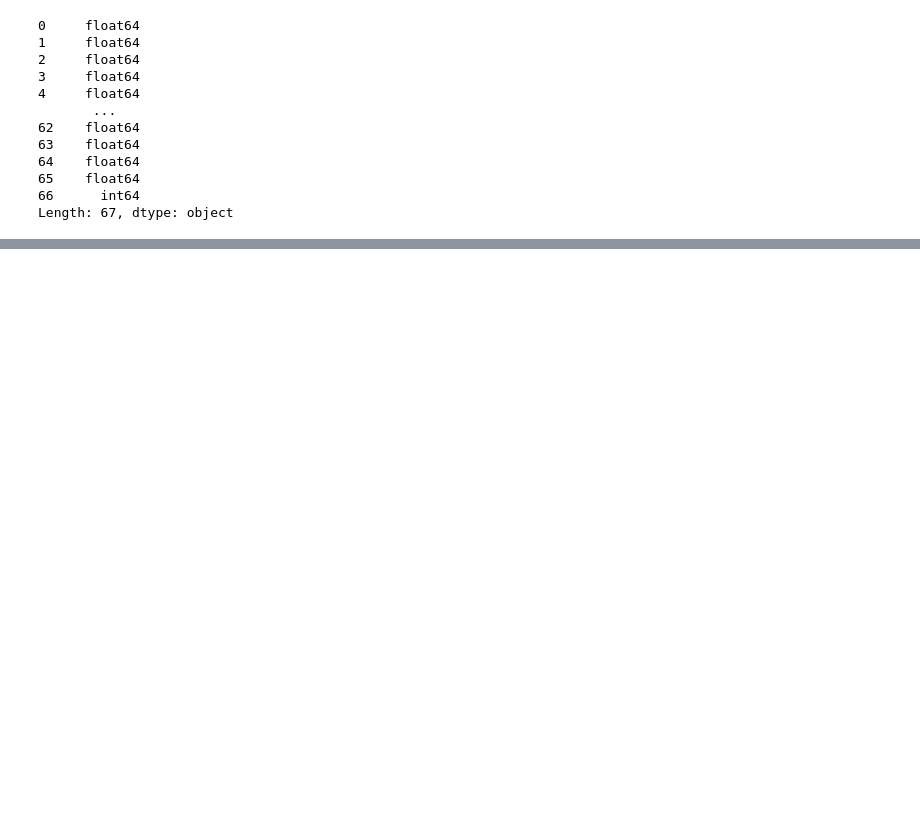
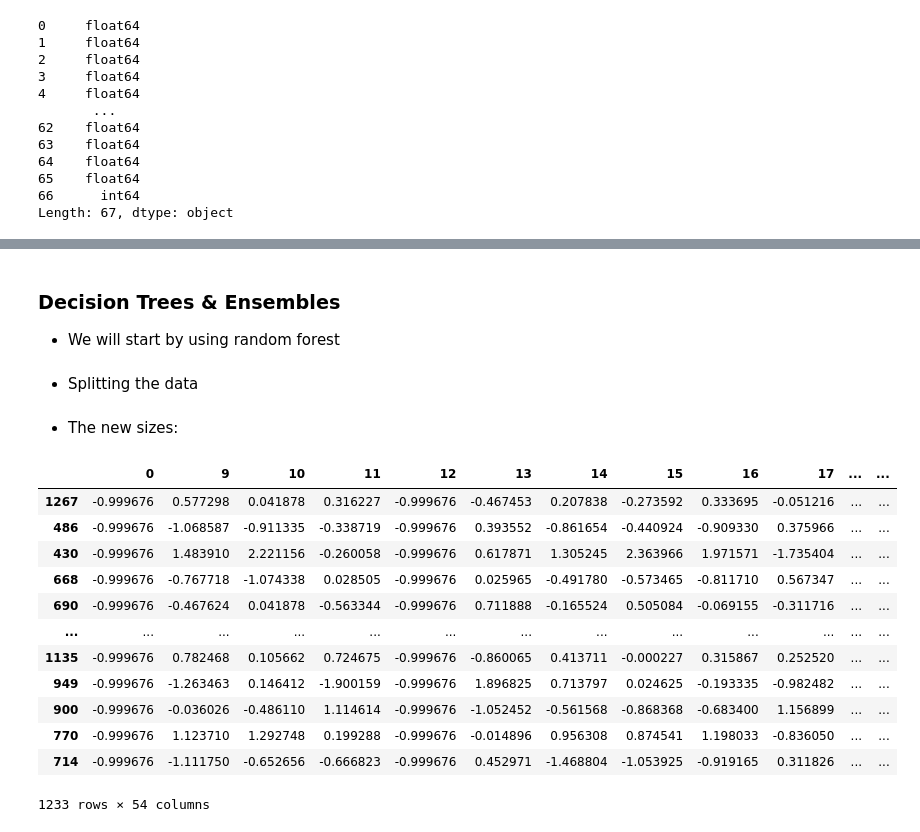
Before and after one commit to Alfredo-Vargas/ai4im, a Jupyter notebook: data/simulated/ai4im-fea.ipynb, the cells around one changed output, grey strips where cells are left out. Saved outputs shown, nothing was run; the diff lists cells and outputs as text; code cells hidden in the pictures; blank space fills up the shorter version.

```diff
--- a/data/simulated/ai4im-fea.ipynb
+++ b/data/simulated/ai4im-fea.ipynb
@@ -273,0 +154,3 @@ print(sensor_pressure_features.shape)
+# %%
+full_data_df.dropna(axis=1, inplace=True)
+full_data_df.head()
@@ -273,0 +182,28 @@ print(sensor_pressure_features.shape)
+# %% [markdown]
+### Decision Trees & Ensembles
+- We will start by using random forest
+# %% [markdown]
+- Splitting the data
+# %%
+X_train, X_test, y_train, y_test = train_test_split(
+    full_data_df.drop([66], axis=1),
+    full_data_df[66],
+    test_size=0.2)
+# %% [markdown]
+- The new sizes:
+# %%
+X_train
+# %% [output]
+|  | 0 | 9 | 10 | 11 | 12 | 13 | 14 | 15 | 16 | 17 | ... | ... |
+| 1267 | -0.999676 | 0.577298 | 0.041878 | 0.316227 | -0.999676 | -0.467453 | 0.207838 | -0.273592 | 0.333695 | -0.051216 | ... | ... |
+| 486 | -0.999676 | -1.068587 | -0.911335 | -0.338719 | -0.999676 | 0.393552 | -0.861654 | -0.440924 | -0.909330 | 0.375966 | ... | ... |
+| 430 | -0.999676 | 1.483910 | 2.221156 | -0.260058 | -0.999676 | 0.617871 | 1.305245 | 2.363966 | 1.971571 | -1.735404 | ... | ... |
+| 668 | -0.999676 | -0.767718 | -1.074338 | 0.028505 | -0.999676 | 0.025965 | -0.491780 | -0.573465 | -0.811710 | 0.567347 | ... | ... |
+| 690 | -0.999676 | -0.467624 | 0.041878 | -0.563344 | -0.999676 | 0.711888 | -0.165524 | 0.505084 | -0.069155 | -0.311716 | ... | ... |
+| ... | ... | ... | ... | ... | ... | ... | ... | ... | ... | ... | ... | ... |
+| 1135 | -0.999676 | 0.782468 | 0.105662 | 0.724675 | -0.999676 | -0.860065 | 0.413711 | -0.000227 | 0.315867 | 0.252520 | ... | ... |
+| 949 | -0.999676 | -1.263463 | 0.146412 | -1.900159 | -0.999676 | 1.896825 | 0.713797 | 0.024625 | -0.193335 | -0.982482 | ... | ... |
+| 900 | -0.999676 | -0.036026 | -0.486110 | 1.114614 | -0.999676 | -1.052452 | -0.561568 | -0.868368 | -0.683400 | 1.156899 | ... | ... |
+| 770 | -0.999676 | 1.123710 | 1.292748 | 0.199288 | -0.999676 | -0.014896 | 0.956308 | 0.874541 | 1.198033 | -0.836050 | ... | ... |
+| 714 | -0.999676 | -1.111750 | -0.652656 | -0.666823 | -0.999676 | 0.452971 | -1.468804 | -1.053925 | -0.919165 | 0.311826 | ... | ... |
+1233 rows × 54 columns
```
Also changed, not shown: parts of 34 cells of this notebook, 1 other file.
